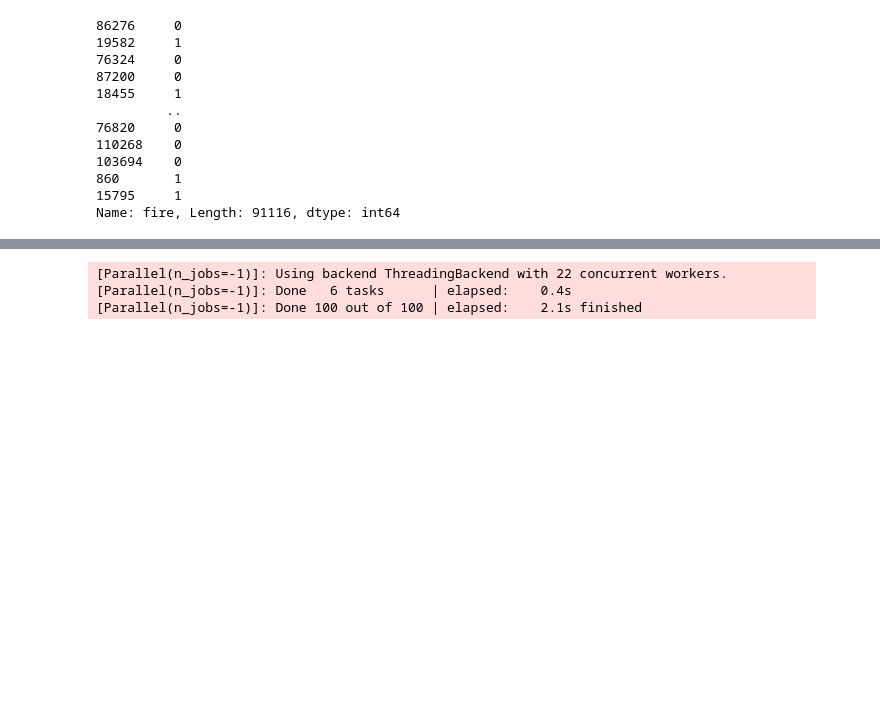
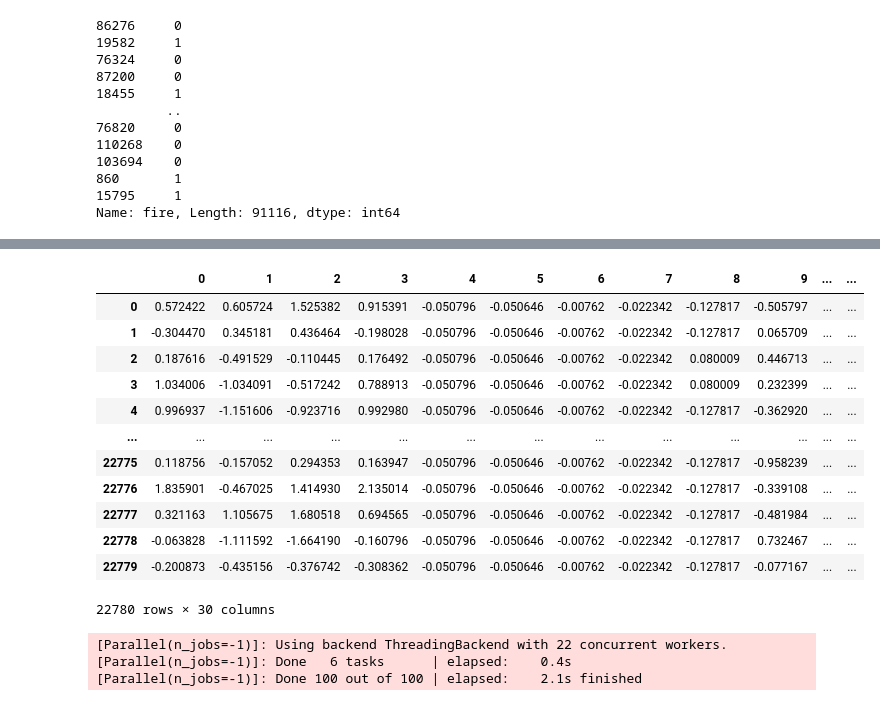
Before and after one commit to ABHIRAM1234/Machine-Learning-CSCI-5612-872-Project, a Jupyter notebook: Modeling/RandomForest.ipynb, the cells around one changed output, grey strips where cells are left out. Saved outputs shown, nothing was run; the diff lists cells and outputs as text; code cells hidden in the pictures; blank space fills up the shorter version.

```diff
--- a/Modeling/RandomForest.ipynb
+++ b/Modeling/RandomForest.ipynb
@@ -101,3 +101,19 @@ array([[ 0.51141778, -0.40244596,  0.32001544, ..., -1.11353421,
+# %%
+pd.DataFrame(X_test_scaled)
+# %% [output]
+|  | 0 | 1 | 2 | 3 | 4 | 5 | 6 | 7 | 8 | 9 | ... | ... |
+| 0 | 0.572422 | 0.605724 | 1.525382 | 0.915391 | -0.050796 | -0.050646 | -0.00762 | -0.022342 | -0.127817 | -0.505797 | ... | ... |
+| 1 | -0.304470 | 0.345181 | 0.436464 | -0.198028 | -0.050796 | -0.050646 | -0.00762 | -0.022342 | -0.127817 | 0.065709 | ... | ... |
+| 2 | 0.187616 | -0.491529 | -0.110445 | 0.176492 | -0.050796 | -0.050646 | -0.00762 | -0.022342 | 0.080009 | 0.446713 | ... | ... |
+| 3 | 1.034006 | -1.034091 | -0.517242 | 0.788913 | -0.050796 | -0.050646 | -0.00762 | -0.022342 | 0.080009 | 0.232399 | ... | ... |
+| 4 | 0.996937 | -1.151606 | -0.923716 | 0.992980 | -0.050796 | -0.050646 | -0.00762 | -0.022342 | -0.127817 | -0.362920 | ... | ... |
+| ... | ... | ... | ... | ... | ... | ... | ... | ... | ... | ... | ... | ... |
+| 22775 | 0.118756 | -0.157052 | 0.294353 | 0.163947 | -0.050796 | -0.050646 | -0.00762 | -0.022342 | -0.127817 | -0.958239 | ... | ... |
+| 22776 | 1.835901 | -0.467025 | 1.414930 | 2.135014 | -0.050796 | -0.050646 | -0.00762 | -0.022342 | -0.127817 | -0.339108 | ... | ... |
+| 22777 | 0.321163 | 1.105675 | 1.680518 | 0.694565 | -0.050796 | -0.050646 | -0.00762 | -0.022342 | -0.127817 | -0.481984 | ... | ... |
+| 22778 | -0.063828 | -1.111592 | -1.664190 | -0.160796 | -0.050796 | -0.050646 | -0.00762 | -0.022342 | -0.127817 | 0.732467 | ... | ... |
+| 22779 | -0.200873 | -0.435156 | -0.376742 | -0.308362 | -0.050796 | -0.050646 | -0.00762 | -0.022342 | -0.127817 | -0.077167 | ... | ... |
+22780 rows × 30 columns
 # %%
 rf = RandomForestClassifier(random_state=42, n_jobs=-1)
 # %%
```
Also changed, not shown: parts of 1 cell of this notebook, 7 other files.
